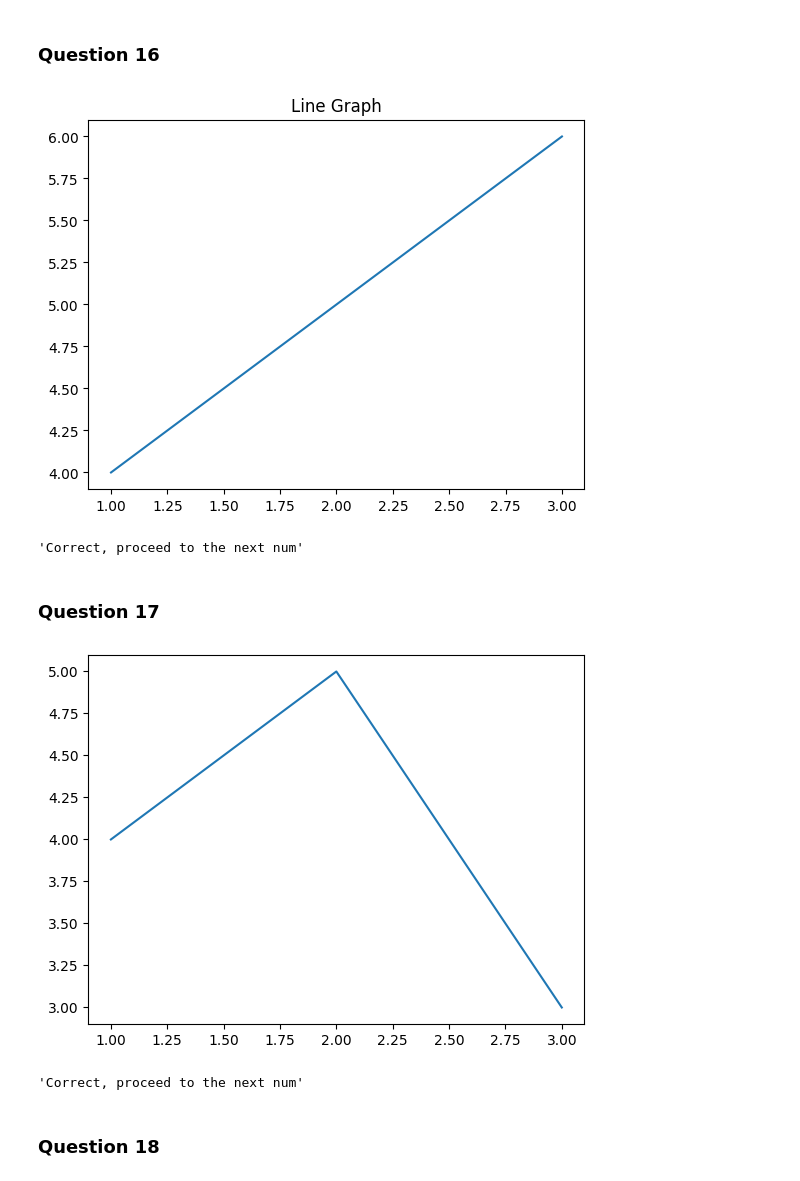
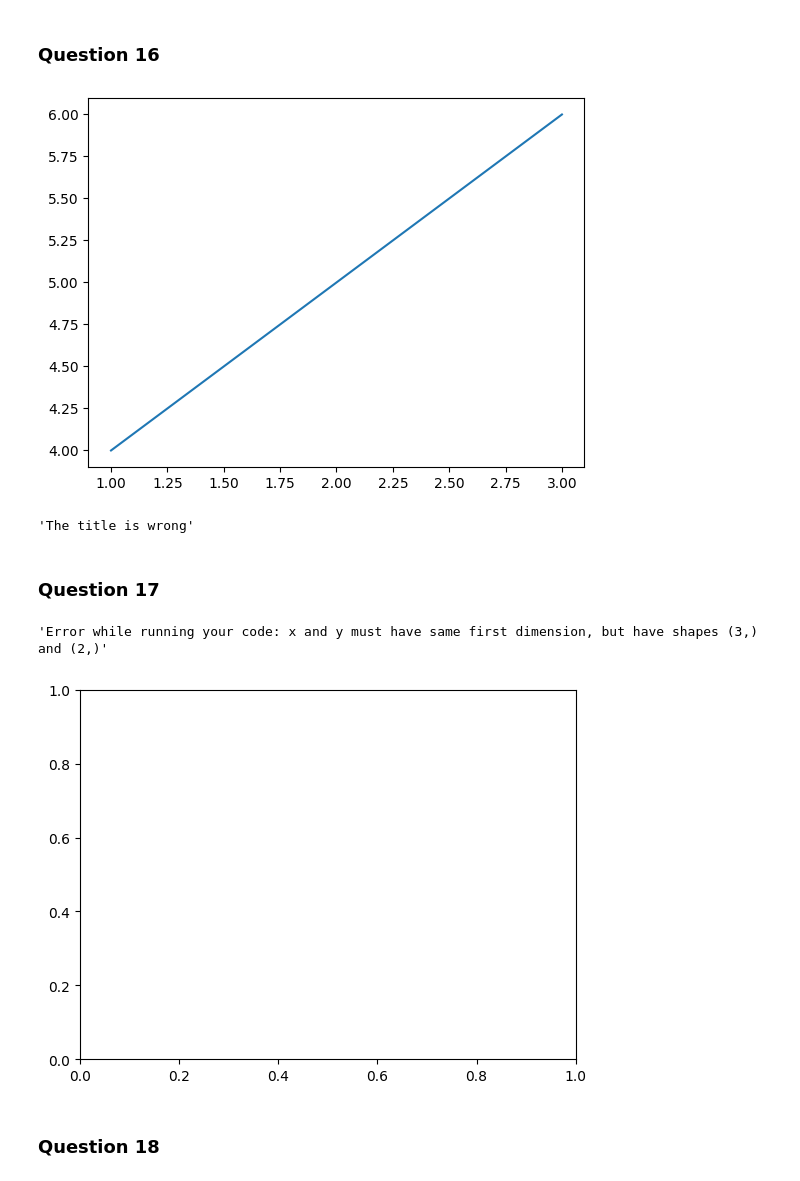
Before and after one commit to sherkaicode/CWTS, a Jupyter notebook: Matplotlib-Exercises.ipynb, the cells around one changed output. Saved outputs shown, nothing was run; the diff lists cells and outputs as text; code cells hidden in the pictures.

```diff
--- a/Matplotlib-Exercises.ipynb
+++ b/Matplotlib-Exercises.ipynb
@@ -233,9 +228,7 @@ Plot a line, then change the color of the plot to red and increase its width to
 
 def answer():
     "Answer here (return nothing just plot). Do not plt.show()"
-    x = [1, 2, 3]
-    y = [2, 3, 4]
-    plt.plot(x, y, color = "red", linewidth = 3)
+
 
 
 checker_ans(answer, num, score)
@@ -252,9 +245,7 @@ Plot a bar chart for student scores: names = [Puffy, Jelly, Judy], scores = [91,
 
 def answer():
     "Answer here (return nothing just plot). Do not plt.show()"
-    names = ["Puffy", "Jelly", "Judy"]
-    scores = [91, 85, 79]
-    plt.bar(names, scores)
+
 
 checker_ans(answer, num, score)
 # %% [output]
@@ -269,8 +260,7 @@ Write a code to save a plot as png with a file name “output.”
 """
 
 def answer():
-    plt.plot([1, 2, 3], [4, 5, 6])
-    plt.savefig("output.png")
+    "Answer here (return nothing just plot). Do not plt.show()"
 
 checker_ans(answer, num, score)
 # %% [output]
@@ -286,30 +276,30 @@ Fix the code.
 
 def answer():
     plt.plot([1, 2, 3], [4, 5, 6])
-    plt.title("Line Graph")
+    plt.title = "Line Graph"
     plt.show()
 
 checker_ans(answer, num, score)
 # %% [output]
-[figure, old version]
+[figure, new version]
-'Correct, proceed to the next num'
+'The title is wrong'
 # %% [markdown]
 ### **Question 17**
 # %%
 num = 17
 """
 Fix the code
 """
 
 def answer():
-    plt.plot([1, 2, 3], [4, 5, 3])
+    plt.plot([1, 2, 3], [4, 5])
     plt.show()
 
 
 checker_ans(answer, num, score)
 # %% [output]
+'Error while running your code: x and y must have same first dimension, but have shapes (3,) and (2,)'
-[figure, old version]
+[figure, new version]
-'Correct, proceed to the next num'
 # %% [markdown]
 ### **Question 18**
 # %%
```
Also changed, not shown: parts of 18 cells of this notebook, 1 other file.
